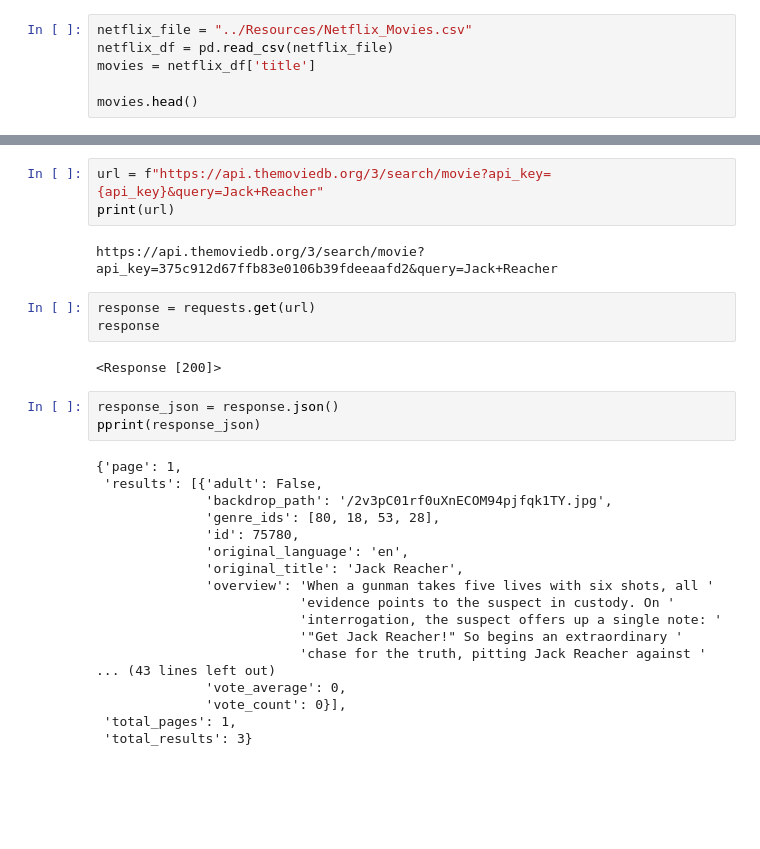
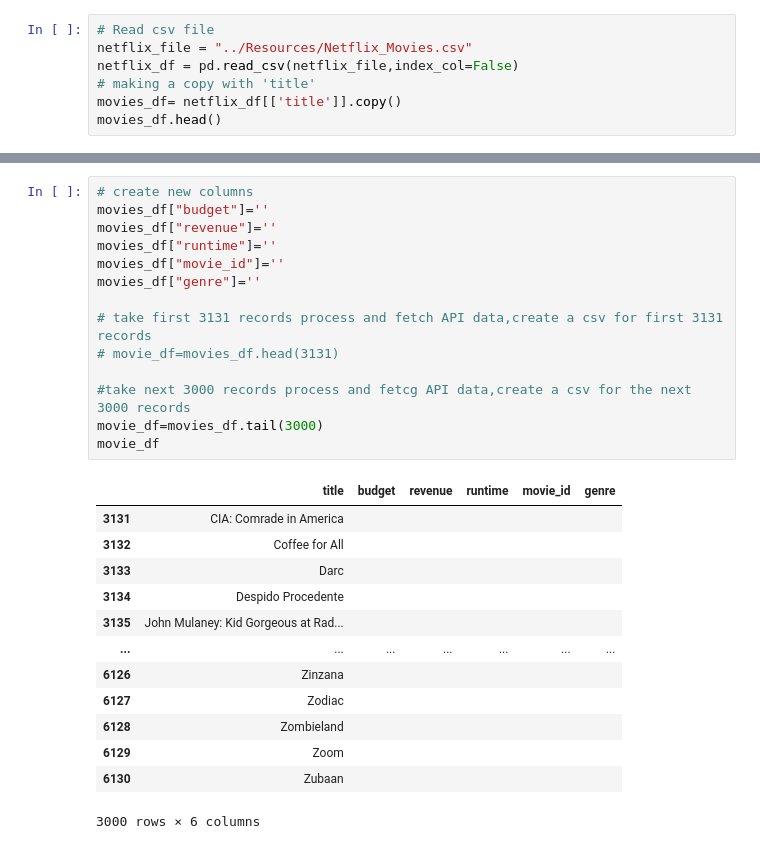
Before and after one commit to aaalicejohnson/Project-2, a Jupyter notebook: moviedb/moviedb_copy.ipynb, the cells around one changed output, grey strips where cells are left out. Drawn from its saved outputs; the diff is of its cells as text; blank space fills up the shorter version.

```diff
--- a/moviedb/moviedb_copy.ipynb
+++ b/moviedb/moviedb_copy.ipynb
@@ -8,9 +8,10 @@ import config
 from config import api_key
 from pprint import pprint
 # %%
+# Read csv file
 netflix_file = "../Resources/Netflix_Movies.csv"
-netflix_df = pd.read_csv(netflix_file)
-movies = netflix_df['title']
-
-movies.head()
+netflix_df = pd.read_csv(netflix_file,index_col=False)
+# making a copy with 'title'
+movies_df= netflix_df[['title']].copy()
+movies_df.head()
 # %% [output]
@@ -65,31 +24,28 @@ pprint(response_json)
-# %%
-url = f"https://api.themoviedb.org/3/search/movie?api_key={api_key}&query=Jack+Reacher"
-print(url)
-# %% [output]
-https://api.themoviedb.org/3/search/movie?api_key=375c912d67ffb83e0106b39fdeeaafd2&query=Jack+Reacher
-# %%
-response = requests.get(url)
-response
-# %% [output]
-<Response [200]>
-# %%
-response_json = response.json()
-pprint(response_json)
-# %% [output]
-{'page': 1,
- 'results': [{'adult': False,
-              'backdrop_path': '/2v3pC01rf0uXnECOM94pjfqk1TY.jpg',
-              'genre_ids': [80, 18, 53, 28],
-              'id': 75780,
-              'original_language': 'en',
-              'original_title': 'Jack Reacher',
-              'overview': 'When a gunman takes five lives with six shots, all '
-                          'evidence points to the suspect in custody. On '
-                          'interrogation, the suspect offers up a single note: '
-                          '"Get Jack Reacher!" So begins an extraordinary '
-                          'chase for the truth, pitting Jack Reacher against '
-... (43 lines left out)
-              'vote_average': 0,
-              'vote_count': 0}],
- 'total_pages': 1,
- 'total_results': 3}
+# %%
+# create new columns
+movies_df["budget"]=''
+movies_df["revenue"]=''
+movies_df["runtime"]=''
+movies_df["movie_id"]=''
+movies_df["genre"]=''
+
+# take first 3131 records process and fetch API data,create a csv for first 3131 records
+# movie_df=movies_df.head(3131)
+
+#take next 3000 records process and fetcg API data,create a csv for the next 3000 records
+movie_df=movies_df.tail(3000)
+movie_df
+# %% [output]
+|  | title | budget | revenue | runtime | movie_id | genre |
+| 3131 | CIA: Comrade in America |  |  |  |  |  |
+| 3132 | Coffee for All |  |  |  |  |  |
+| 3133 | Darc |  |  |  |  |  |
+| 3134 | Despido Procedente |  |  |  |  |  |
+| 3135 | John Mulaney: Kid Gorgeous at Rad... |  |  |  |  |  |
+| ... | ... | ... | ... | ... | ... | ... |
+| 6126 | Zinzana |  |  |  |  |  |
+| 6127 | Zodiac |  |  |  |  |  |
+| 6128 | Zombieland |  |  |  |  |  |
+| 6129 | Zoom |  |  |  |  |  |
+| 6130 | Zubaan |  |  |  |  |  |
+3000 rows × 6 columns
```
Also changed, not shown: parts of 16 cells of this notebook, 6 other files.
